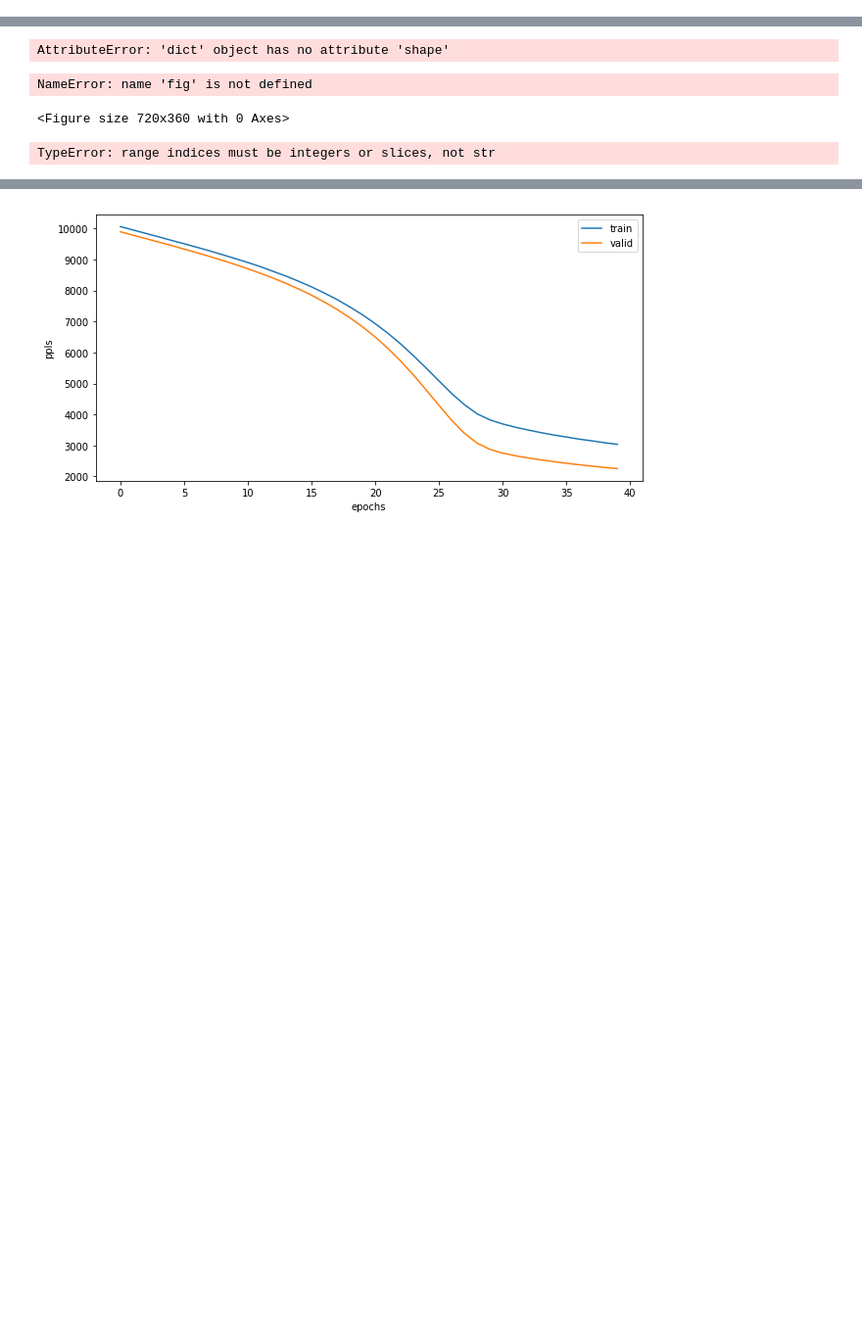
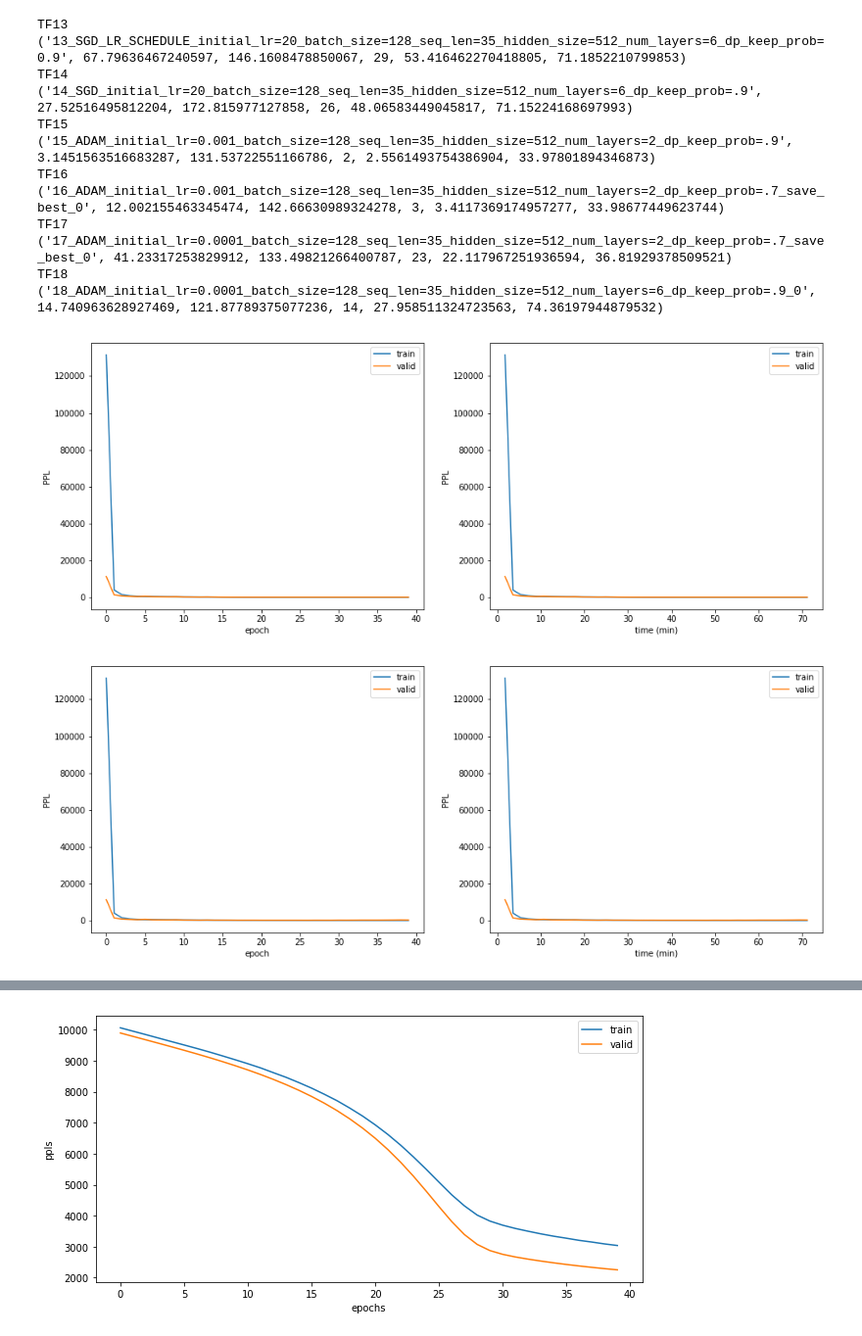
Before and after one commit to Louis-Ratelle/assignment_2_DL, a Jupyter notebook: Q4_graphs.ipynb, the cells around one changed output, grey strips where cells are left out. Shown at 98% size. Saved outputs shown, nothing was run; the diff lists cells and outputs as text; code cells hidden in the pictures; blank space fills up the shorter version.

```diff
--- a/Q4_graphs.ipynb
+++ b/Q4_graphs.ipynb
@@ -86,0 +182,26 @@ y.shape
+# %%
+directory = 'TRANSFORMER/'
+
+results=[]
+index = 1
+for path in sorted(os.listdir(directory)):
+    if path[0] is not ("."):
+#         print (directory)
+        tmp = plotcurves3('TRANSFORMER/' + path, path[:2], "TF")
+        index += 1
+        results.append(tmp)
+# %% [output]
+TF13
+('13_SGD_LR_SCHEDULE_initial_lr=20_batch_size=128_seq_len=35_hidden_size=512_num_layers=6_dp_keep_prob=0.9', 67.79636467240597, 146.1608478850067, 29, 53.416462270418805, 71.1852210799853)
+TF14
+('14_SGD_initial_lr=20_batch_size=128_seq_len=35_hidden_size=512_num_layers=6_dp_keep_prob=.9', 27.52516495812204, 172.815977127858, 26, 48.06583449045817, 71.15224168697993)
+TF15
+('15_ADAM_initial_lr=0.001_batch_size=128_seq_len=35_hidden_size=512_num_layers=2_dp_keep_prob=.9', 3.1451563516683287, 131.53722551166786, 2, 2.5561493754386904, 33.97801894346873)
+TF16
+('16_ADAM_initial_lr=0.001_batch_size=128_seq_len=35_hidden_size=512_num_layers=2_dp_keep_prob=.7_save_best_0', 12.002155463345474, 142.66630989324278, 3, 3.4117369174957277, 33.98677449623744)
+TF17
+('17_ADAM_initial_lr=0.0001_batch_size=128_seq_len=35_hidden_size=512_num_layers=2_dp_keep_prob=.7_save_best_0', 41.23317253829912, 133.49821266400787, 23, 22.117967251936594, 36.81929378509521)
+TF18
+('18_ADAM_initial_lr=0.0001_batch_size=128_seq_len=35_hidden_size=512_num_layers=6_dp_keep_prob=.9_0', 14.740963628927469, 121.87789375077236, 14, 27.958511324723563, 74.36197944879532)
+[figure, added]
+[figure, added]
@@ -87,23 +216,2 @@ y.shape
 # %%
 test = np.load('RNN/RNN_SGD_model=RNN_optimizer=SGD_initial_lr=0.0001_batch_size=20_seq_len=35_hidden_size=1500_num_layers=2_dp_keep_prob=0.35_0/learning_curves.npy')[()]
-# %%
-test.shape
-# %% [output]
-AttributeError: 'dict' object has no attribute 'shape'
-# %%
-plotcurves3('RNN/RNN_SGD_model=RNN_optimizer=SGD_initial_lr=0.0001_batch_size=20_seq_len=35_hidden_size=1500_num_layers=2_dp_keep_prob=0.35_0')
-# %% [output]
-NameError: name 'fig' is not defined
-<Figure size 720x360 with 0 Axes>
-# %%
-#train_ppls':train_ppls,
-#                   'val_ppls':val_ppls,
-#                   'train_losses':train_losses,
-#                   'val_losses':val_losses})
-
-x['train_ppls']
-# x['val_ppls']
-# x['train_losses']
-# x['val_losses']
-# %% [output]
-TypeError: range indices must be integers or slices, not str
```
Also changed, not shown: parts of 26 cells of this notebook, 2 other files.
